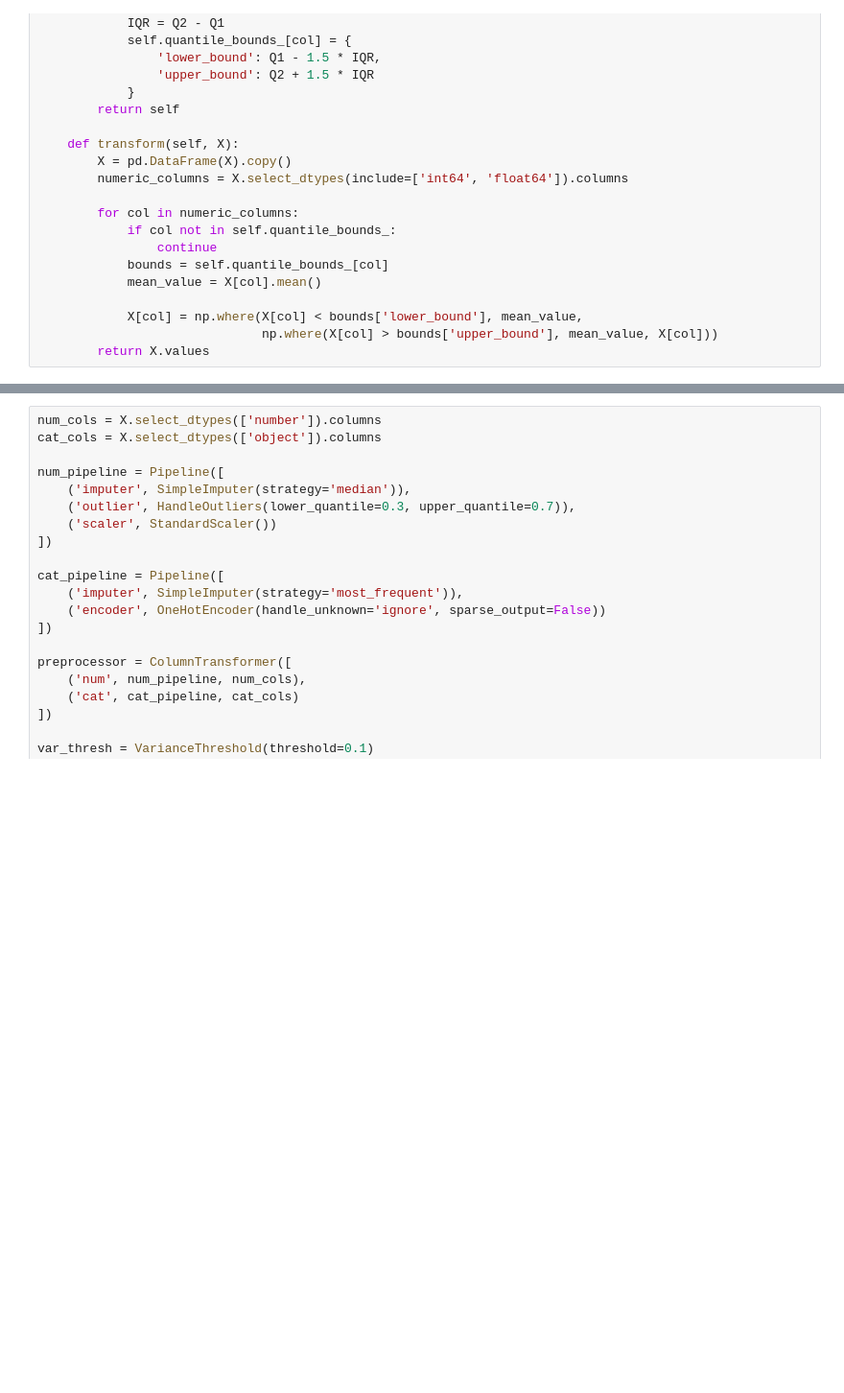
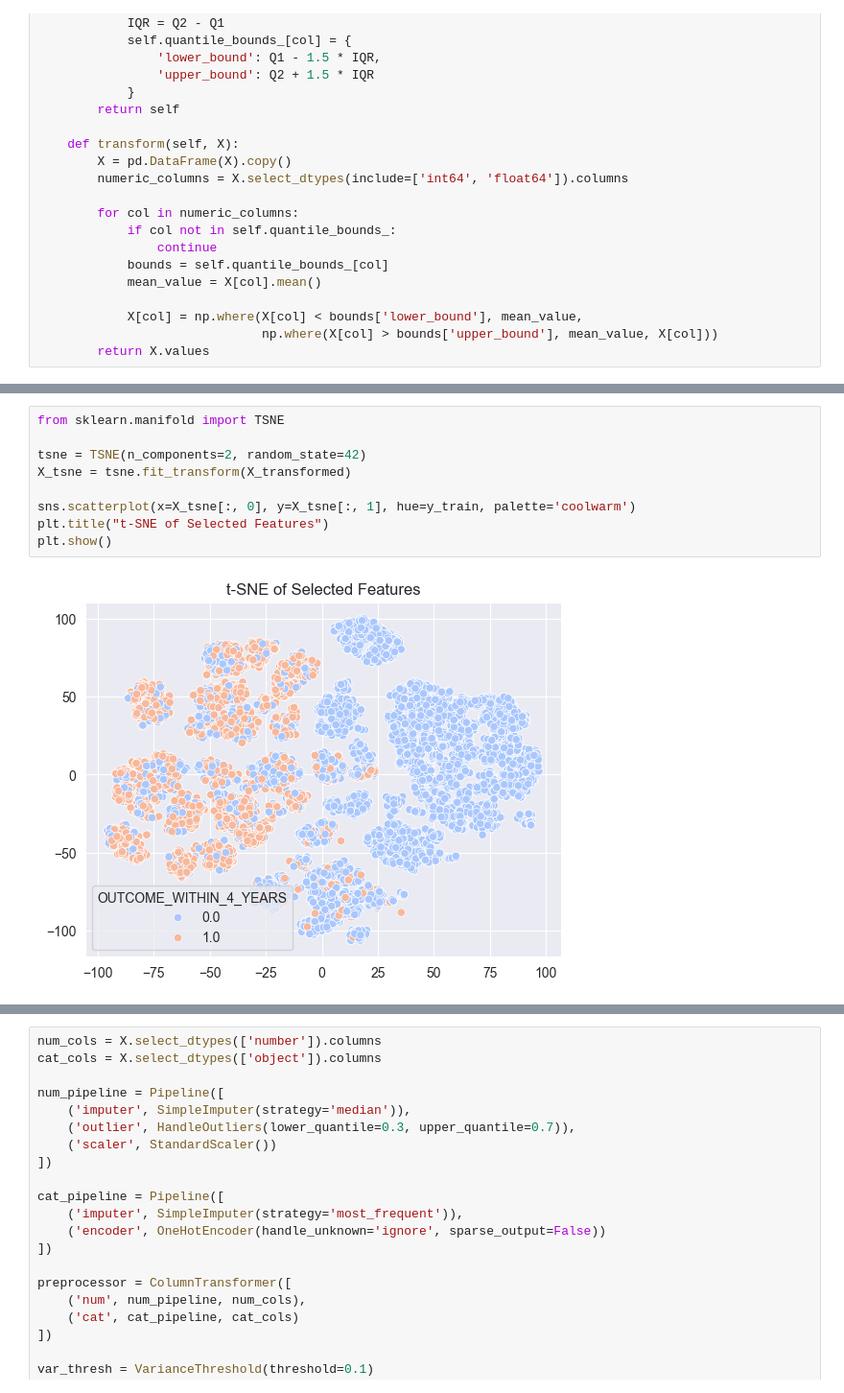
Before and after one commit to xpartla/Bakalarka, a Jupyter notebook: comparing.ipynb, the cells around one changed output, grey strips where cells are left out. Shown at 96% size. Saved outputs shown, nothing was run; the diff lists cells and outputs as text; blank space fills up the shorter version.

```diff
--- a/comparing.ipynb
+++ b/comparing.ipynb
@@ -163,0 +184,11 @@ train_score, test_accuracy
+# %%
+from sklearn.manifold import TSNE
+
+tsne = TSNE(n_components=2, random_state=42)
+X_tsne = tsne.fit_transform(X_transformed)
+
+sns.scatterplot(x=X_tsne[:, 0], y=X_tsne[:, 1], hue=y_train, palette='coolwarm')
+plt.title("t-SNE of Selected Features")
+plt.show()
+# %% [output]
+[figure, added]
```
Also changed, not shown: parts of 5 cells of this notebook.
